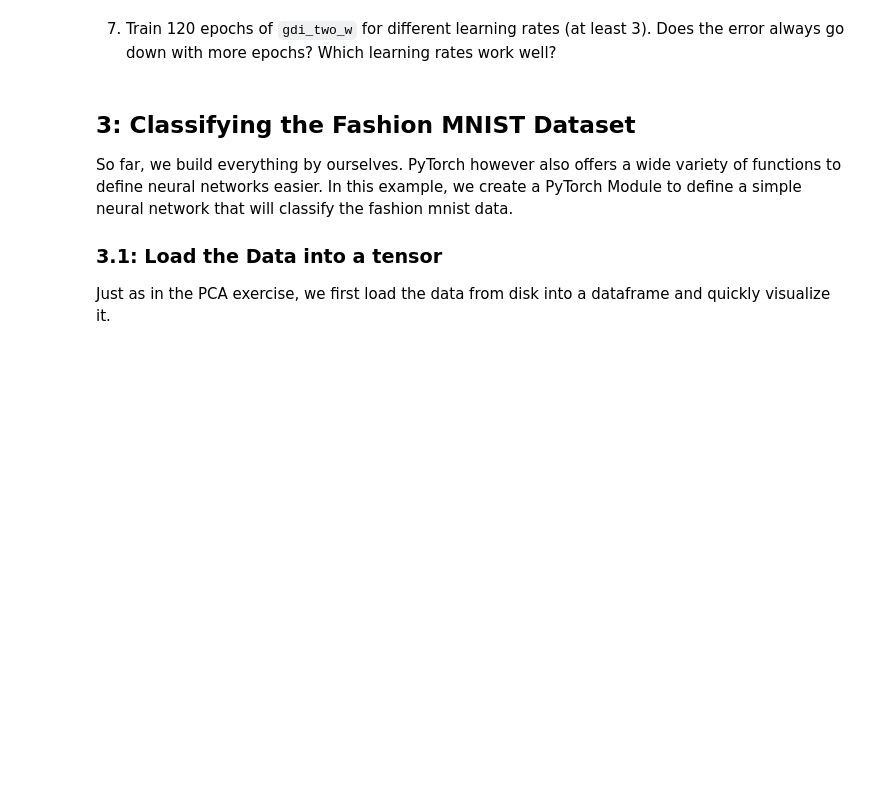
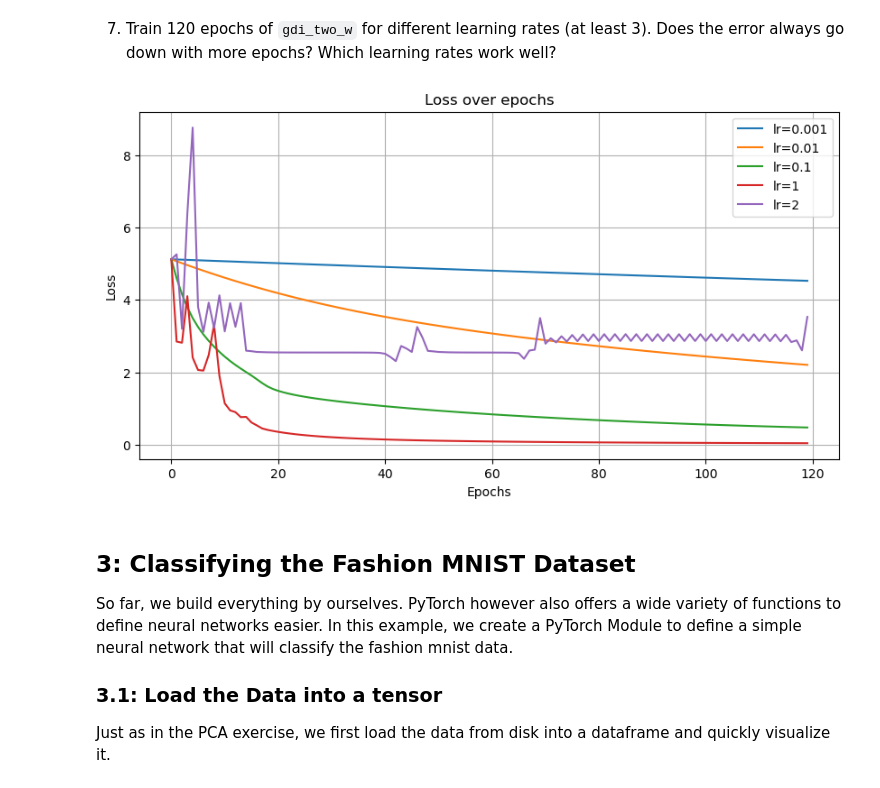
Before and after one commit to Sui-nyan/ML-excercises, a Jupyter notebook: A4_Neural_Networks_PyTorch.ipynb, the cells around one changed output. Saved outputs shown, nothing was run; the diff lists cells and outputs as text; code cells hidden in the pictures; blank space fills up the shorter version.

```diff
--- a/A4_Neural_Networks_PyTorch.ipynb
+++ b/A4_Neural_Networks_PyTorch.ipynb
@@ -474,6 +514,16 @@ def gdi_two_w(modelfunc, lossfunc, X, y, w1_0, w2_0, alpha, max_epochs=500):
 7. Train 120 epochs of ``gdi_two_w`` for different learning rates (at least 3). Does the error always go down with more epochs? Which learning rates work well?
 # %%
 # TODO: Implement & Answer
+learning_rates = [0.001, 0.01, 0.1, 1, 2]
+
+learn_history = []
+for lr in learning_rates:
+    w1_, w2_, loss = gdi_two_w(nn_shallow, bce, biris_X, biris_y, w1, w2, alpha=lr, max_epochs=120)
+    learn_history.append([lr, loss])
+
+visualize_loss_multi(learn_history)
+# %% [output]
+[figure, added]
 # %% [markdown]
 ## 3: Classifying the Fashion MNIST Dataset
 So far, we build everything by ourselves. PyTorch however also offers a wide variety of functions to define neural networks easier.
```
Also changed, not shown: parts of 13 cells of this notebook.
